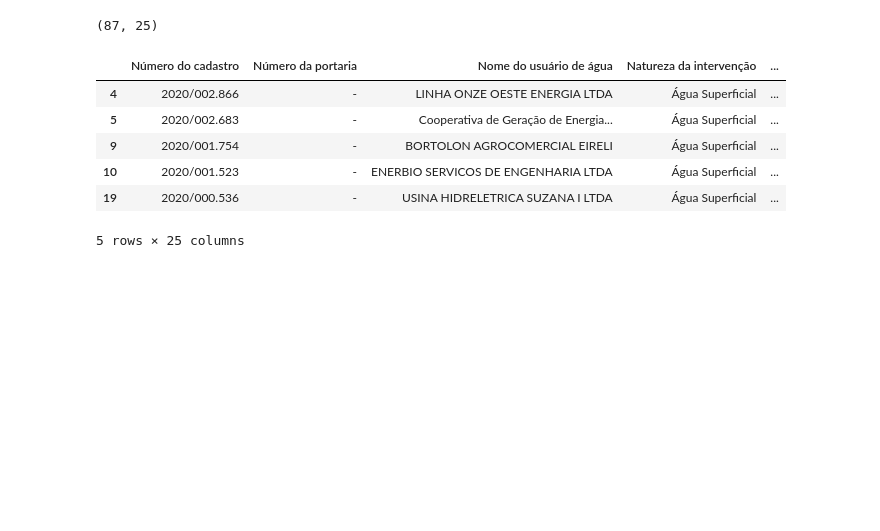
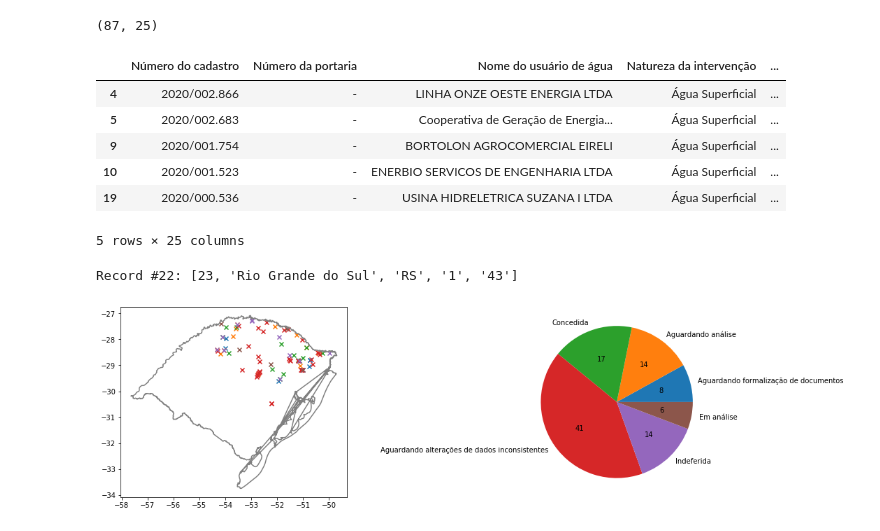
Before and after one commit to robertorolo/KML_from_SIOUT_csv, a Jupyter notebook: KML_SIOUT.ipynb, the cells around one changed output. Drawn from its saved outputs; the diff is of its cells as text; code cells hidden in the pictures; blank space fills up the shorter version.

```diff
--- a/KML_SIOUT.ipynb
+++ b/KML_SIOUT.ipynb
@@ -27,6 +30,44 @@ df_filtrado.head()
 | 10 | 2020/001.523 | - | ENERBIO SERVICOS DE ENGENHARIA LTDA | Água Superficial | ... |
 | 19 | 2020/000.536 | - | USINA HIDRELETRICA SUZANA I LTDA | Água Superficial | ... |
 5 rows × 25 columns
+# %%
+shp_path = "estados_2010.shp"
+sf = shp.Reader(shp_path)
+# %%
+sf.records()[22]
+# %% [output]
+Record #22: [23, 'Rio Grande do Sul', 'RS', '1', '43']
+# %%
+def plot_shape(idt, ax):
+    shape_ex = sf.shape(idt)
+    x_lon = np.zeros((len(shape_ex.points),1))
+    y_lat = np.zeros((len(shape_ex.points),1))
+    for ip in range(len(shape_ex.points)):
+        x_lon[ip] = shape_ex.points[ip][0]
+        y_lat[ip] = shape_ex.points[ip][1]
+    ax.plot(x_lon,y_lat,c='gray')
+    x0 = np.mean(x_lon)
+    y0 = np.mean(y_lat)
+# %%
+pie_dict = {}
+for s in df_filtrado['Status'].unique():
+    ns = sum(df_filtrado['Status'] == s)
+    pie_dict[s] = ns
+# %%
+fig, (ax1, ax2) = plt.subplots(1, 2, figsize=(18,5))
+ax2.pie(pie_dict.values(), autopct='%1.0f', labels=pie_dict.keys())
+plot_shape(22, ax1)
+for s in df_filtrado['Status'].unique():
+    f = df_filtrado['Status'] == s
+    x, y = df_filtrado[f]['Latitude'].values, df_filtrado[f]['Longitude'].values
+    x, y = [float(i.replace(',','.')) for i in x], [float(i.replace(',','.')) for i in y]
+    ax1.scatter(x, y, label = s, marker='x')
+ax1.axis('scaled')
+#fig.suptitle('Status dos processos de hidrelétricas do SIOUT')
+#ax2.legend(loc='upper right')
+plt.savefig('Status')
+# %% [output]
+[figure, added]
 # %%
 doc = KML.Document()
 # %%
```
Also changed, not shown: parts of 1 cell of this notebook, 4 other files.
